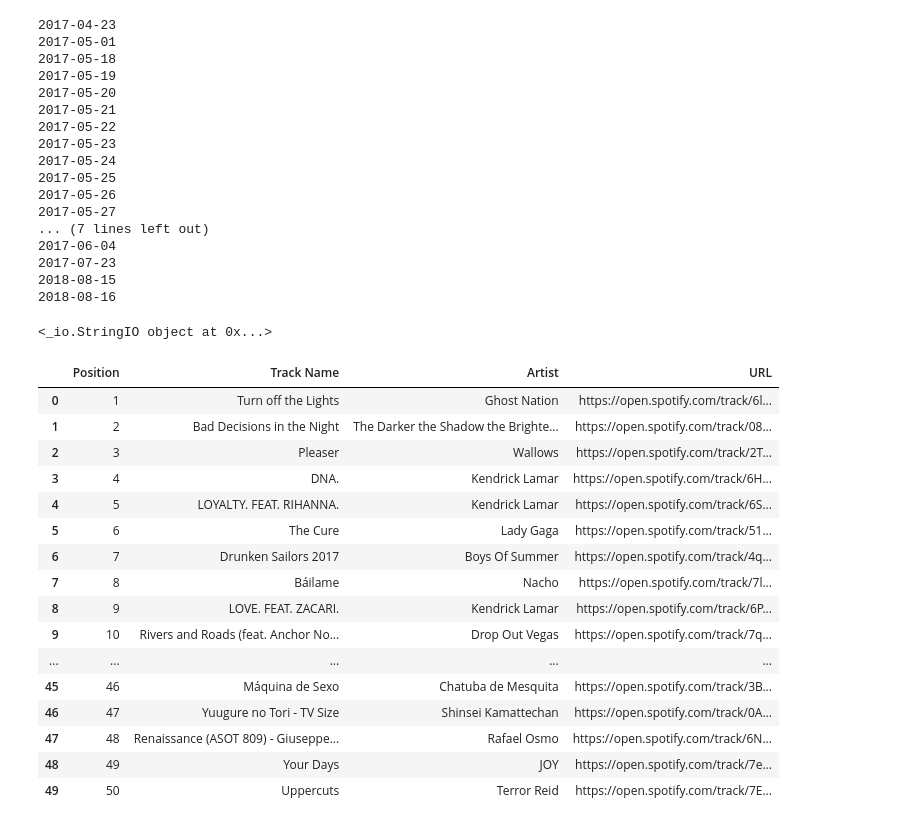
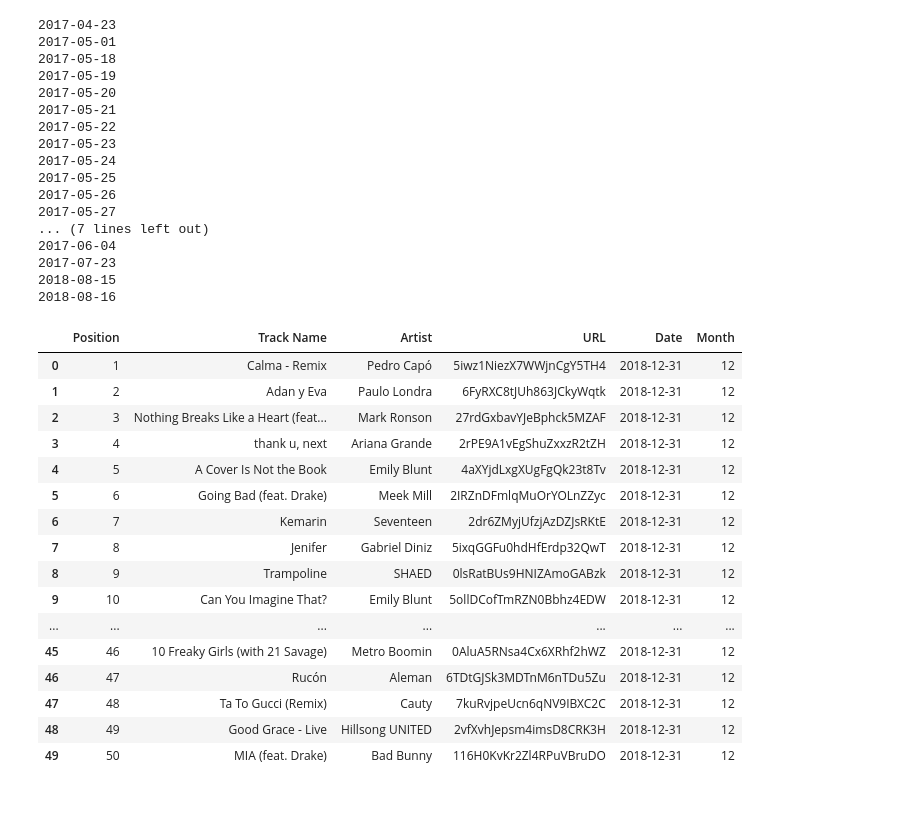
Before and after one commit to ajt025/Moodsic, a Jupyter notebook: Scraping url.ipynb, the cells around one changed output. Saved outputs shown, nothing was run; the diff lists cells and outputs as text; code cells hidden in the pictures.

```diff
--- a/Scraping url.ipynb
+++ b/Scraping url.ipynb
@@ -13,7 +13,8 @@ b = date(2018, 12, 31)
 
 head = 'https://spotifycharts.com/viral/global/daily/'
 tail = '/download'
-
+#date = []
+#month = []
 dfArr = []
 dfDic = {}
 for dt in rrule(DAILY, dtstart=a, until=b):
@@ -22,16 +23,25 @@ for dt in rrule(DAILY, dtstart=a, until=b):
     timeStr = str(dt)[:10]
     try:
         df = pd.read_csv(data)
+        day = []
+        month = []
+        for i in range(50):
+            day.append(timeStr)
+            month.append(timeStr[5:7])
+        df['Date'] = day
+        df['Month'] = month
+        df['URL'] = df['URL'].str[31:]
         dfArr.append(df)
         dfDic.update( {timeStr : df} )
-        fnhead = './spotify_charts/' #file name head
-        fntail = '.csv'
-        filename = fnhead+timeStr
-        df.to_csv(filename)
+#         fnhead = './spotify_charts/' #file name head
+#         fntail = '.csv'
+#         filename = fnhead+timeStr
+#         df.to_csv(filename)
     except:
-        print(timeStr) # print the date that doesnt work
-#for dt in rrule(DAILY, dtstart=a, until=b):
-    #print((dfDic[dt].URL))
+        print(timeStr)
+    # print the date that doesnt work
+    # for dt in rrule(DAILY, dtstart=a, until=b):
+    # print((dfDic[dt].URL))
 # %% [output]
 2017-04-23
 2017-05-01
@@ -50,28 +60,33 @@ for dt in rrule(DAILY, dtstart=a, until=b):
 2017-07-23
 2018-08-15
 2018-08-16
+# %%
+# print(len(date))
+# print(date[35])
+# print(len(month))
+# print(month[13000])
+dfArr[706]
+# %% [output]
+|  | Position | Track Name | Artist | URL | Date | Month |
+| 0 | 1 | Calma - Remix | Pedro Capó | 5iwz1NiezX7WWjnCgY5TH4 | 2018-12-31 | 12 |
+| 1 | 2 | Adan y Eva | Paulo Londra | 6FyRXC8tJUh863JCkyWqtk | 2018-12-31 | 12 |
+| 2 | 3 | Nothing Breaks Like a Heart (feat... | Mark Ronson | 27rdGxbavYJeBphck5MZAF | 2018-12-31 | 12 |
+| 3 | 4 | thank u, next | Ariana Grande | 2rPE9A1vEgShuZxxzR2tZH | 2018-12-31 | 12 |
+| 4 | 5 | A Cover Is Not the Book | Emily Blunt | 4aXYjdLxgXUgFgQk23t8Tv | 2018-12-31 | 12 |
+| 5 | 6 | Going Bad (feat. Drake) | Meek Mill | 2IRZnDFmlqMuOrYOLnZZyc | 2018-12-31 | 12 |
+| 6 | 7 | Kemarin | Seventeen | 2dr6ZMyjUfzjAzDZJsRKtE | 2018-12-31 | 12 |
+| 7 | 8 | Jenifer | Gabriel Diniz | 5ixqGGFu0hdHfErdp32QwT | 2018-12-31 | 12 |
+| 8 | 9 | Trampoline | SHAED | 0lsRatBUs9HNIZAmoGABzk | 2018-12-31 | 12 |
+| 9 | 10 | Can You Imagine That? | Emily Blunt | 5ollDCofTmRZN0Bbhz4EDW | 2018-12-31 | 12 |
+| ... | ... | ... | ... | ... | ... | ... |
+| 45 | 46 | 10 Freaky Girls (with 21 Savage) | Metro Boomin | 0AluA5RNsa4Cx6XRhf2hWZ | 2018-12-31 | 12 |
+| 46 | 47 | Rucón | Aleman | 6TDtGJSk3MDTnM6nTDu5Zu | 2018-12-31 | 12 |
+| 47 | 48 | Ta To Gucci (Remix) | Cauty | 7kuRvjpeUcn6qNV9IBXC2C | 2018-12-31 | 12 |
+| 48 | 49 | Good Grace - Live | Hillsong UNITED | 2vfXvhJepsm4imsD8CRK3H | 2018-12-31 | 12 |
+| 49 | 50 | MIA (feat. Drake) | Bad Bunny | 116H0KvKr2Zl4RPuVBruDO | 2018-12-31 | 12 |
 # %%
-url = f'https://spotifycharts.com/viral/global/daily/2017-04-20/download'
-data = io.StringIO(requests.get(url).text)
-print(data)
-df = pd.read_csv(data)
-df
+# url = f'https://spotifycharts.com/viral/global/daily/2017-04-20/download'
+# data = io.StringIO(requests.get(url).text)
+# print(data)
+# df = pd.read_csv(data)
+# df
-# %% [output]
-<_io.StringIO object at 0x...>
-|  | Position | Track Name | Artist | URL |
-| 0 | 1 | Turn off the Lights | Ghost Nation | https://open.spotify.com/track/6l... |
-| 1 | 2 | Bad Decisions in the Night | The Darker the Shadow the Brighte... | https://open.spotify.com/track/08... |
-| 2 | 3 | Pleaser | Wallows | https://open.spotify.com/track/2T... |
-| 3 | 4 | DNA. | Kendrick Lamar | https://open.spotify.com/track/6H... |
-| 4 | 5 | LOYALTY. FEAT. RIHANNA. | Kendrick Lamar | https://open.spotify.com/track/6S... |
-| 5 | 6 | The Cure | Lady Gaga | https://open.spotify.com/track/51... |
-| 6 | 7 | Drunken Sailors 2017 | Boys Of Summer | https://open.spotify.com/track/4q... |
-| 7 | 8 | Báilame | Nacho | https://open.spotify.com/track/7l... |
-| 8 | 9 | LOVE. FEAT. ZACARI. | Kendrick Lamar | https://open.spotify.com/track/6P... |
-| 9 | 10 | Rivers and Roads (feat. Anchor No... | Drop Out Vegas | https://open.spotify.com/track/7q... |
-| ... | ... | ... | ... | ... |
-| 45 | 46 | Máquina de Sexo | Chatuba de Mesquita | https://open.spotify.com/track/3B... |
-| 46 | 47 | Yuugure no Tori - TV Size | Shinsei Kamattechan | https://open.spotify.com/track/0A... |
-| 47 | 48 | Renaissance (ASOT 809) - Giuseppe... | Rafael Osmo | https://open.spotify.com/track/6N... |
-| 48 | 49 | Your Days | JOY | https://open.spotify.com/track/7e... |
-| 49 | 50 | Uppercuts | Terror Reid | https://open.spotify.com/track/7E... |
```
Also changed, not shown: parts of 18 cells of this notebook.
